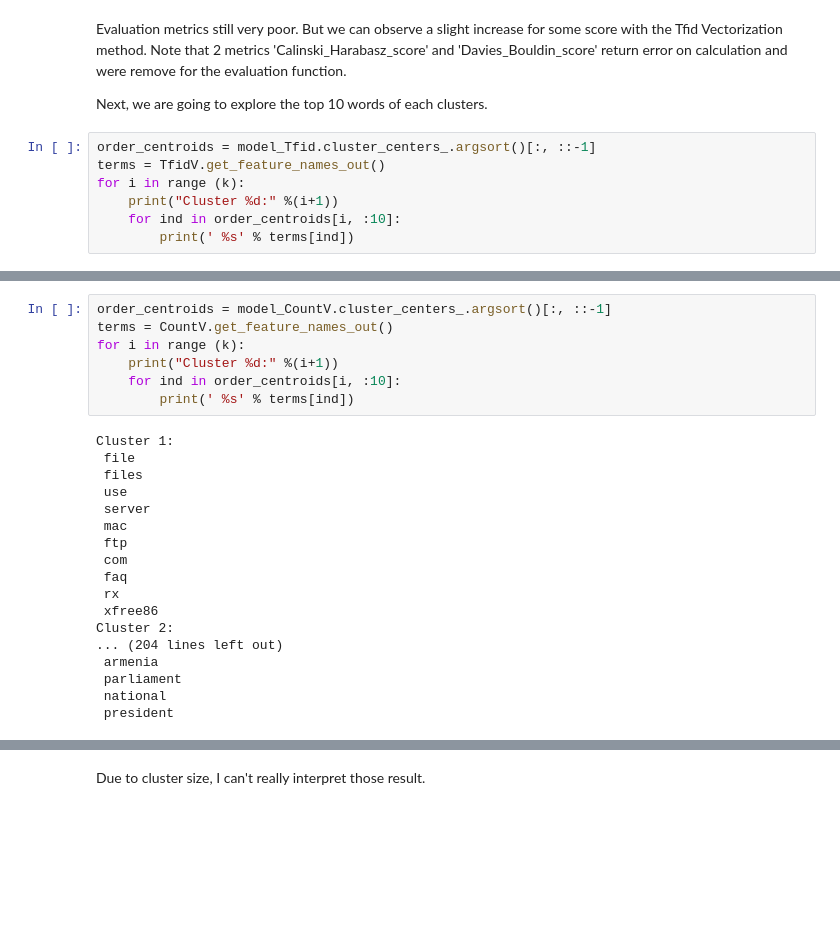
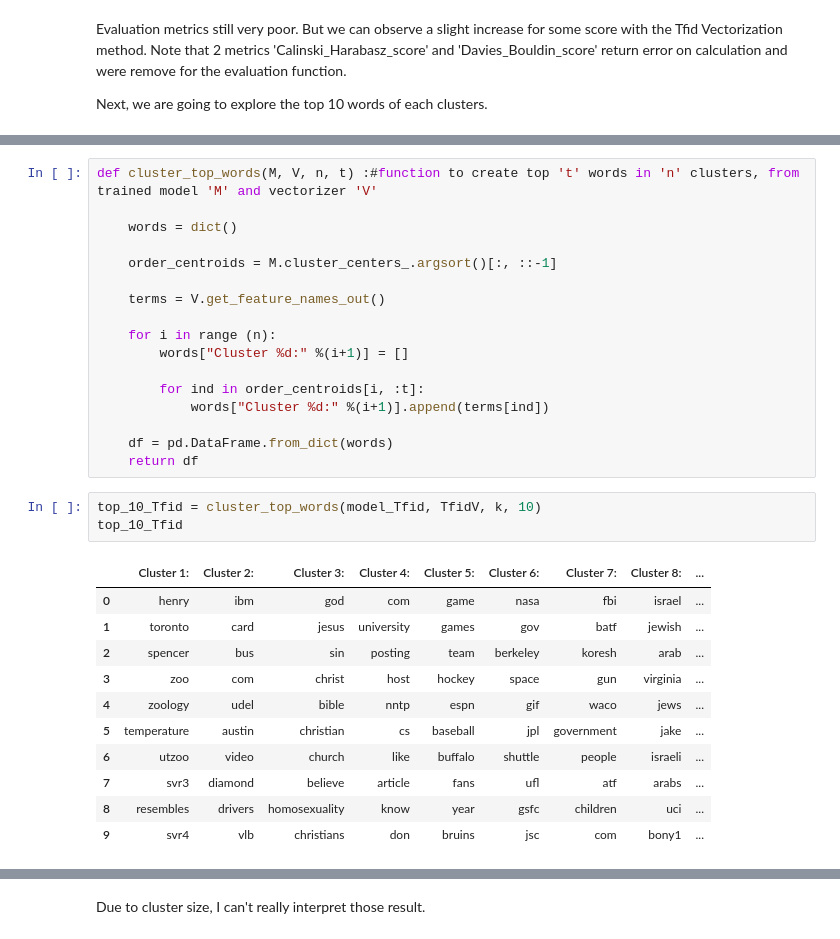
Before and after one commit to FabienS2A/simplon_datai_2025, a Jupyter notebook: notebook/20newsgroup_clust_bis.ipynb, the cells around one changed output, grey strips where cells are left out. Cells and saved outputs as stored; diff of their text form; blank space fills up the shorter version.

```diff
--- a/notebook/20newsgroup_clust_bis.ipynb
+++ b/notebook/20newsgroup_clust_bis.ipynb
@@ -508,10 +508,3 @@ Evaluation metrics still very poor. But we can observe a slight increase for som
 Note that 2 metrics 'Calinski_Harabasz_score' and 'Davies_Bouldin_score' return error on calculation and were remove for the evaluation function.
 
 Next, we are going to explore the top 10 words of each clusters.
-# %%
-order_centroids = model_Tfid.cluster_centers_.argsort()[:, ::-1]
-terms = TfidV.get_feature_names_out()
-for i in range (k):
-    print("Cluster %d:" %(i+1))
-    for ind in order_centroids[i, :10]:
-        print(' %s' % terms[ind])
@@ -536,25 +511,32 @@ Cluster 2:
-# %%
-order_centroids = model_CountV.cluster_centers_.argsort()[:, ::-1]
-terms = CountV.get_feature_names_out()
-for i in range (k):
-    print("Cluster %d:" %(i+1))
-    for ind in order_centroids[i, :10]:
-        print(' %s' % terms[ind])
-# %% [output]
-Cluster 1:
- file
- files
- use
- server
- mac
- ftp
- com
- faq
- rx
- xfree86
-Cluster 2:
-... (204 lines left out)
- armenia
- parliament
- national
- president
+# %%
+def cluster_top_words(M, V, n, t) :#function to create top 't' words in 'n' clusters, from trained model 'M' and vectorizer 'V'
+
+    words = dict()
+
+    order_centroids = M.cluster_centers_.argsort()[:, ::-1]
+
+    terms = V.get_feature_names_out()
+
+    for i in range (n):
+        words["Cluster %d:" %(i+1)] = []
+
+        for ind in order_centroids[i, :t]:
+            words["Cluster %d:" %(i+1)].append(terms[ind])
+
+    df = pd.DataFrame.from_dict(words)
+    return df
+# %%
+top_10_Tfid = cluster_top_words(model_Tfid, TfidV, k, 10)
+top_10_Tfid
+# %% [output]
+|  | Cluster 1: | Cluster 2: | Cluster 3: | Cluster 4: | Cluster 5: | Cluster 6: | Cluster 7: | Cluster 8: | ... |
+| 0 | henry | ibm | god | com | game | nasa | fbi | israel | ... |
+| 1 | toronto | card | jesus | university | games | gov | batf | jewish | ... |
+| 2 | spencer | bus | sin | posting | team | berkeley | koresh | arab | ... |
+| 3 | zoo | com | christ | host | hockey | space | gun | virginia | ... |
+| 4 | zoology | udel | bible | nntp | espn | gif | waco | jews | ... |
+| 5 | temperature | austin | christian | cs | baseball | jpl | government | jake | ... |
+| 6 | utzoo | video | church | like | buffalo | shuttle | people | israeli | ... |
+| 7 | svr3 | diamond | believe | article | fans | ufl | atf | arabs | ... |
+| 8 | resembles | drivers | homosexuality | know | year | gsfc | children | uci | ... |
+| 9 | svr4 | vlb | christians | don | bruins | jsc | com | bony1 | ... |
```
Also changed, not shown: parts of 7 cells of this notebook.
